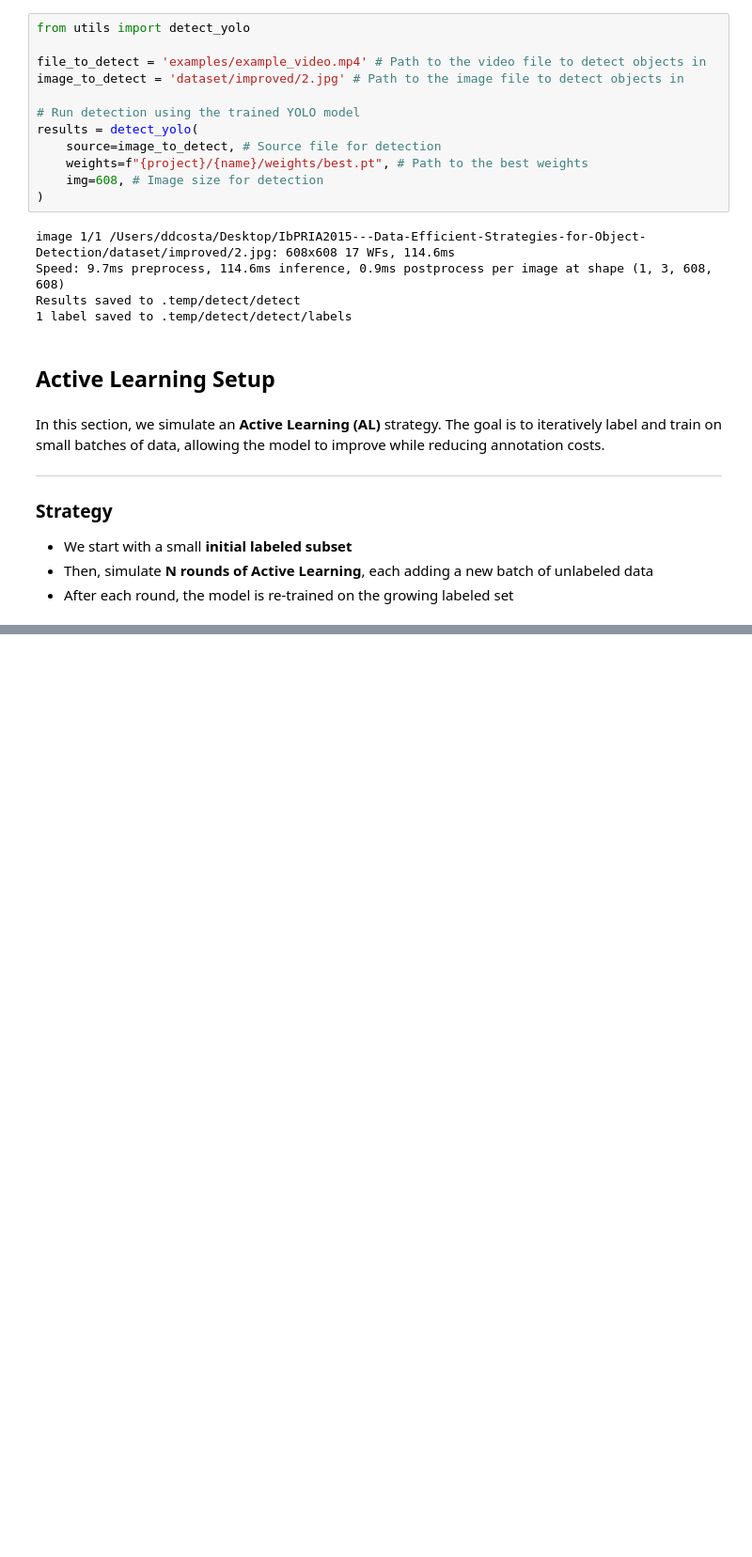
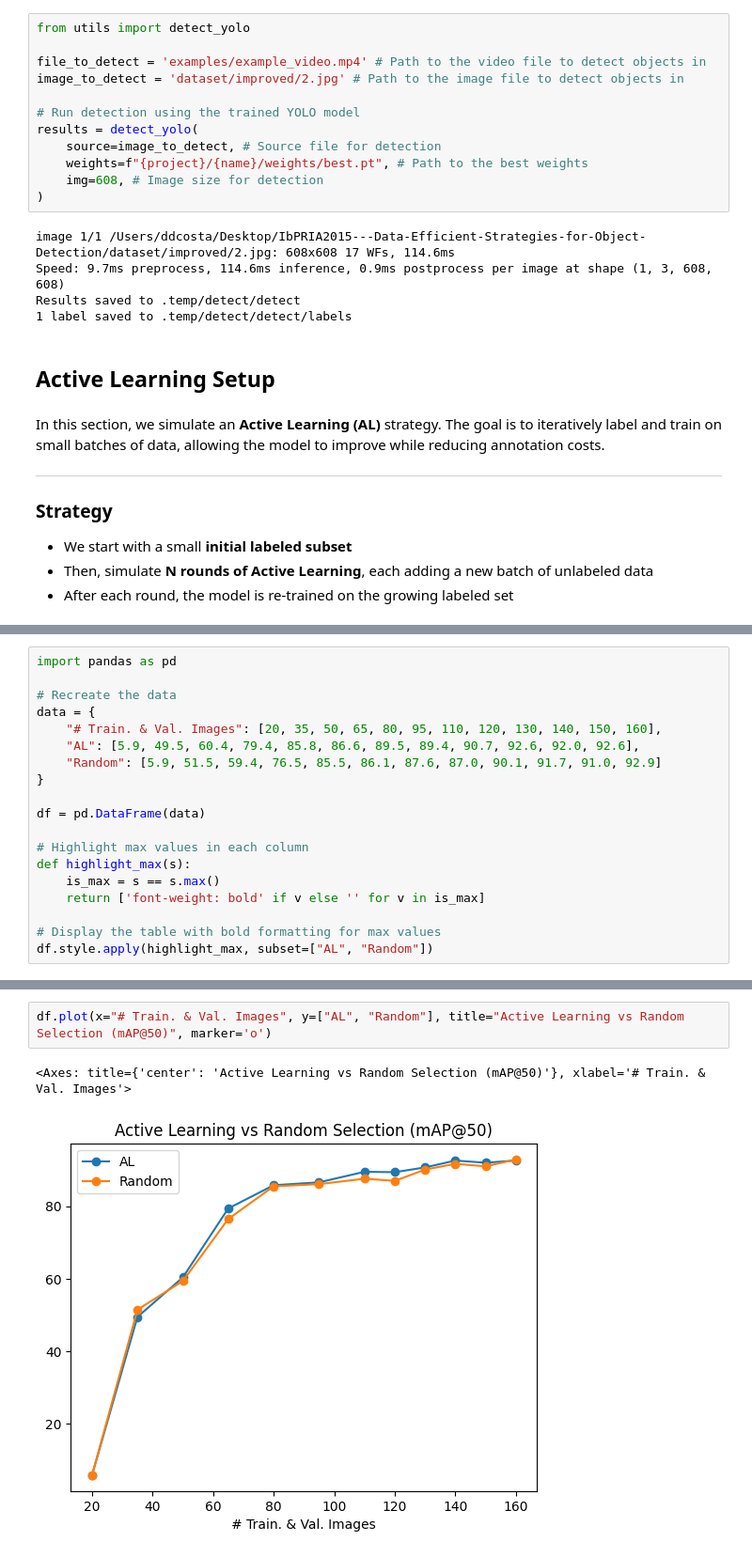
Before and after one commit to dinisdcosta/IbPRIA2025---Data-Efficient-Strategies-for-Object-Detection, a Jupyter notebook: hands_on_notebook.ipynb, the cells around one changed output, grey strips where cells are left out. Shown at 94% size. Drawn from its saved outputs; the diff is of its cells as text; blank space fills up the shorter version.

```diff
--- a/hands_on_notebook.ipynb
+++ b/hands_on_notebook.ipynb
@@ -352,0 +383,19 @@ results_df.plot(title="Active Learning vs Random Selection (mAP@50)", marker='o'
+# %%
+import pandas as pd
+
+# Recreate the data
+data = {
+    "# Train. & Val. Images": [20, 35, 50, 65, 80, 95, 110, 120, 130, 140, 150, 160],
+    "AL": [5.9, 49.5, 60.4, 79.4, 85.8, 86.6, 89.5, 89.4, 90.7, 92.6, 92.0, 92.6],
+    "Random": [5.9, 51.5, 59.4, 76.5, 85.5, 86.1, 87.6, 87.0, 90.1, 91.7, 91.0, 92.9]
+}
+
+df = pd.DataFrame(data)
+
+# Highlight max values in each column
+def highlight_max(s):
+    is_max = s == s.max()
+    return ['font-weight: bold' if v else '' for v in is_max]
+
+# Display the table with bold formatting for max values
+df.style.apply(highlight_max, subset=["AL", "Random"])
@@ -352,0 +416,5 @@ results_df.plot(title="Active Learning vs Random Selection (mAP@50)", marker='o'
+# %%
+df.plot(x="# Train. & Val. Images", y=["AL", "Random"], title="Active Learning vs Random Selection (mAP@50)", marker='o')
+# %% [output]
+<Axes: title={'center': 'Active Learning vs Random Selection (mAP@50)'}, xlabel='# Train. & Val. Images'>
+[figure, added]
```
Also changed, not shown: parts of 4 cells of this notebook, 3 other files.
